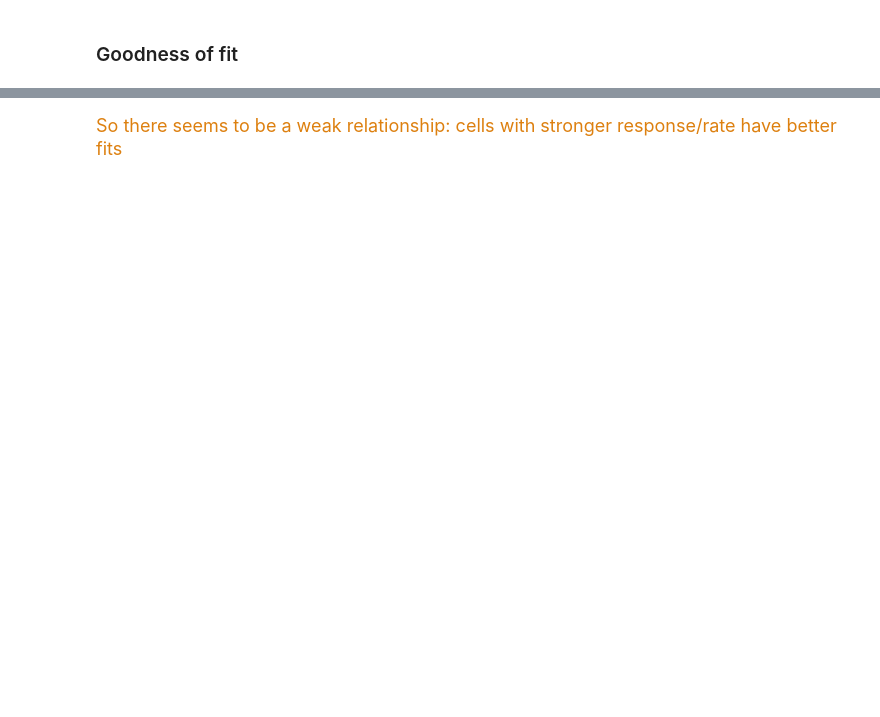
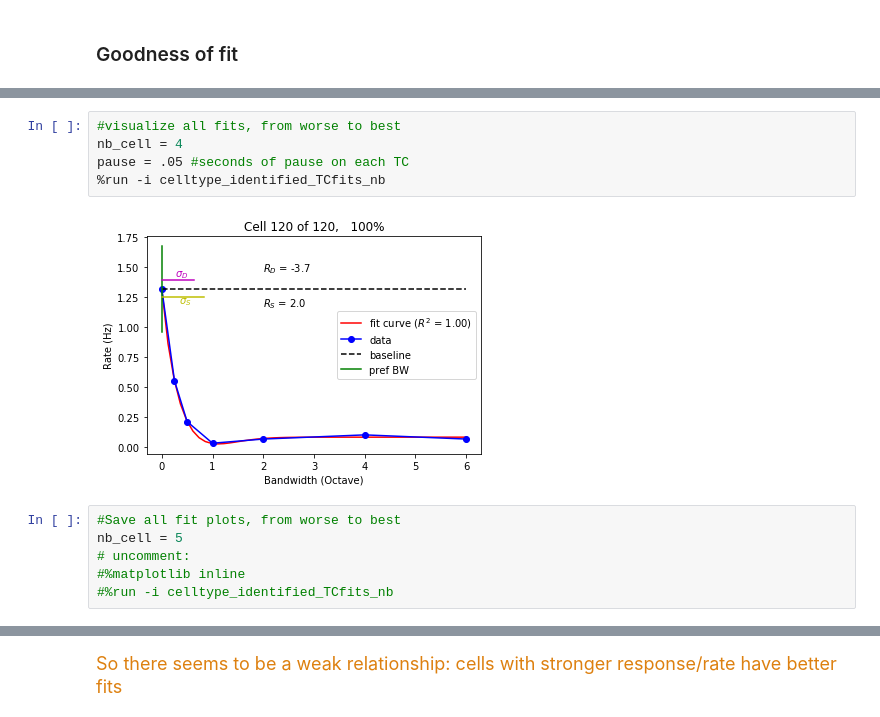
Before and after one commit to ahmadianlab/ACbandwidth, a Jupyter notebook: ACTuningCurves_CarandiniFits_Ecells.ipynb, the cells around one changed output, grey strips where cells are left out. Saved outputs shown, nothing was run; the diff lists cells and outputs as text; blank space fills up the shorter version.

```diff
--- a/ACTuningCurves_CarandiniFits_Ecells.ipynb
+++ b/ACTuningCurves_CarandiniFits_Ecells.ipynb
@@ -146,0 +63,13 @@ del(TCfeaturesToPlot,ParamsLabels,TCparamNames)
+# %%
+#visualize all fits, from worse to best
+nb_cell = 4
+pause = .05 #seconds of pause on each TC
+%run -i celltype_identified_TCfits_nb
+# %% [output]
+[figure, added]
+# %%
+#Save all fit plots, from worse to best
+nb_cell = 5
+# uncomment:
+#%matplotlib inline
+#%run -i celltype_identified_TCfits_nb
```
Also changed, not shown: parts of 49 cells of this notebook, 9 other files.
